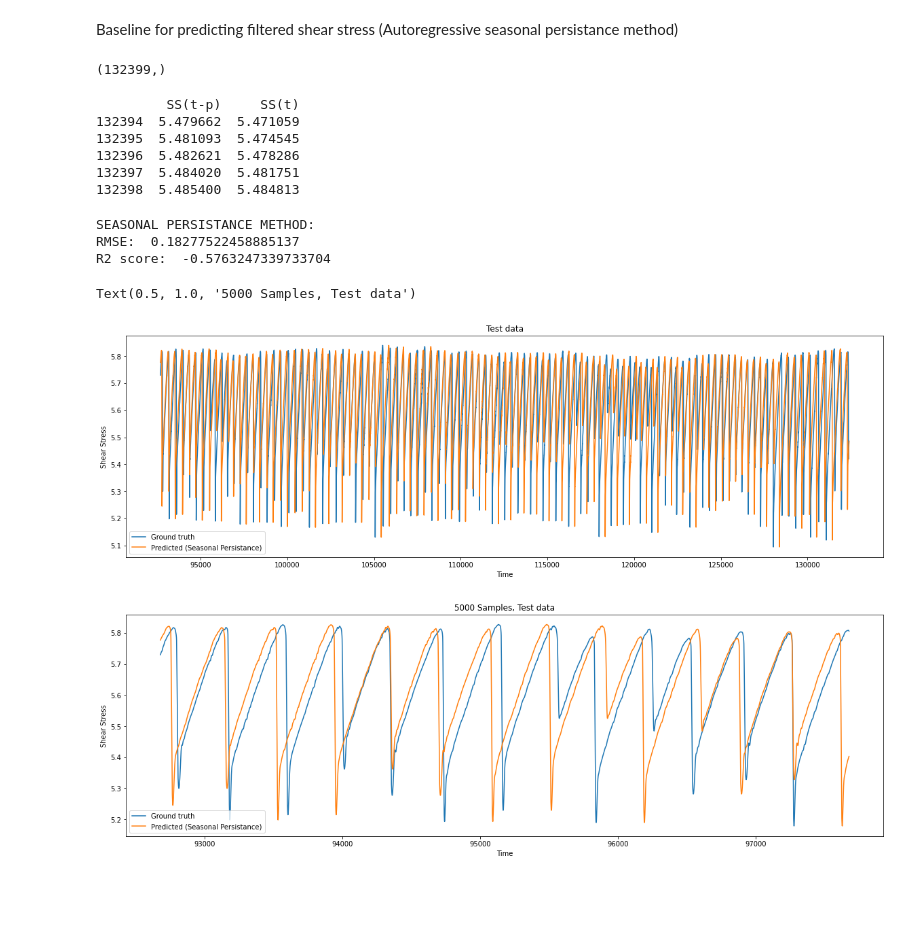
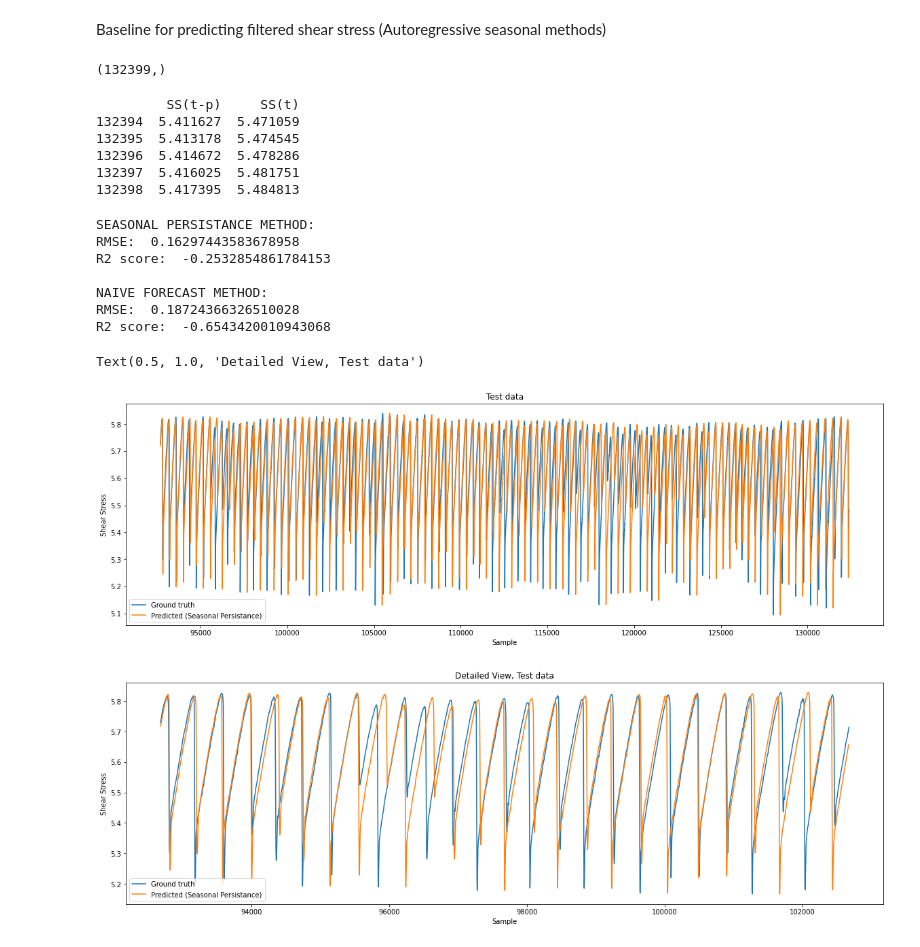
Before and after one commit to vrushaligirkar/Labquake-Prediction, a Jupyter notebook: Baseline/baseline_seasonal.ipynb, the cells around one changed output. Cells and saved outputs as stored; diff of their text form; code cells hidden in the pictures; blank space fills up the shorter version.

Commit message:
Seasonal Naive Forecast added

```diff
--- a/Baseline/baseline_seasonal.ipynb
+++ b/Baseline/baseline_seasonal.ipynb
@@ -1,5 +1,5 @@
 # %% [markdown]
-Baseline for predicting filtered shear stress (Autoregressive seasonal persistance method)
+Baseline for predicting filtered shear stress (Autoregressive seasonal methods)
 # %%
 import pandas as pd
 import numpy as np
@@ -23,56 +25,66 @@ print(ydf.shape)
 # %% [output]
 (132399,)
 # %%
-# Predict the next cycle same as the previous one
+# Shift with a period p (approx. size of the cycle)
 
-p = 350
+p = 400
 df2 = pd.concat([ydf.shift(p), ydf], axis=1)
 df2.columns = ['SS(t-p)', 'SS(t)']
 print(df2.tail(5))
 # %% [output]
          SS(t-p)     SS(t)
-132394  5.479662  5.471059
-132395  5.481093  5.474545
-132396  5.482621  5.478286
-132397  5.484020  5.481751
-132398  5.485400  5.484813
+132394  5.411627  5.471059
+132395  5.413178  5.474545
+132396  5.414672  5.478286
+132397  5.416025  5.481751
+132398  5.417395  5.484813
 # %%
 # Split into train-test
 
 x_train, x_test, y_train, y_test = train_test_split(df2.iloc[:,0], df2.iloc[:,1], test_size=0.3, shuffle=False)
 
-y_pred = x_test
-test_rmse = np.sqrt(mean_squared_error(y_test, y_pred))
-test_r2 = r2_score(y_test, y_pred)
+# Predict every next cycle same as its previous one
+y_pred_1 = x_test
+test_rmse_1 = np.sqrt(mean_squared_error(y_test, y_pred_1))
+test_r2_1 = r2_score(y_test, y_pred_1)
 
-print("\nSEASONAL PERSISTANCE METHOD: \nRMSE: ", test_rmse, "\nR2 score: ", test_r2)
+# Predict all test cycles same as the last observed cycle of training data
+y_pred_2 = np.resize(x_test[:380], len(y_test))
+test_rmse_2 = np.sqrt(mean_squared_error(y_test, y_pred_2))
+test_r2_2 = r2_score(y_test, y_pred_2)
+
+print("\nSEASONAL PERSISTANCE METHOD: \nRMSE: ", test_rmse_1, "\nR2 score: ", test_r2_1)
+print("\nNAIVE FORECAST METHOD: \nRMSE: ", test_rmse_2, "\nR2 score: ", test_r2_2)
 # %% [output]
 SEASONAL PERSISTANCE METHOD:
-RMSE:  0.18277522458885137
-R2 score:  -0.5763247339733704
+RMSE:  0.16297443583678958
+R2 score:  -0.2532854861784153
+
+NAIVE FORECAST METHOD:
+RMSE:  0.18724366326510028
+R2 score:  -0.6543420010943068
 # %%
-# Plotting
+## Seasonal persistence
 
+  # Results plot
 fig = plt.figure(1, figsize=(20,6))
-#plt.plot(train_y)
 plt.plot(y_test.index, y_test)
-plt.plot(y_test.index, y_pred)
-plt.xlabel('Time')
+plt.plot(y_test.index, y_pred_1)
+plt.xlabel('Sample')
 plt.ylabel('Shear Stress')
 plt.legend([ 'Ground truth', 'Predicted (Seasonal Persistance)'])
 plt.title('Test data')
 
-# Detail view plot
-
+  # Detail view plot
+n = 10000
 fig = plt.figure(2, figsize=(20,6))
-#plt.plot(train_y)
-plt.plot(y_test.index[:5000], y_test[:5000])
-plt.plot(y_test.index[:5000], y_pred[:5000])
-plt.xlabel('Time')
+plt.plot(y_test.index[:n], y_test[:n])
+plt.plot(y_test.index[:n], y_pred_1[:n])
+plt.xlabel('Sample')
 plt.ylabel('Shear Stress')
 plt.legend([ 'Ground truth', 'Predicted (Seasonal Persistance)'])
-plt.title('5000 Samples, Test data')
+plt.title('Detailed View, Test data')
 # %% [output]
-Text(0.5, 1.0, '5000 Samples, Test data')
+Text(0.5, 1.0, 'Detailed View, Test data')
-[figure, old version]
+[figure, new version]
-[figure, old version]
+[figure, new version]
```
Also changed, not shown: parts of 2 cells of this notebook.
